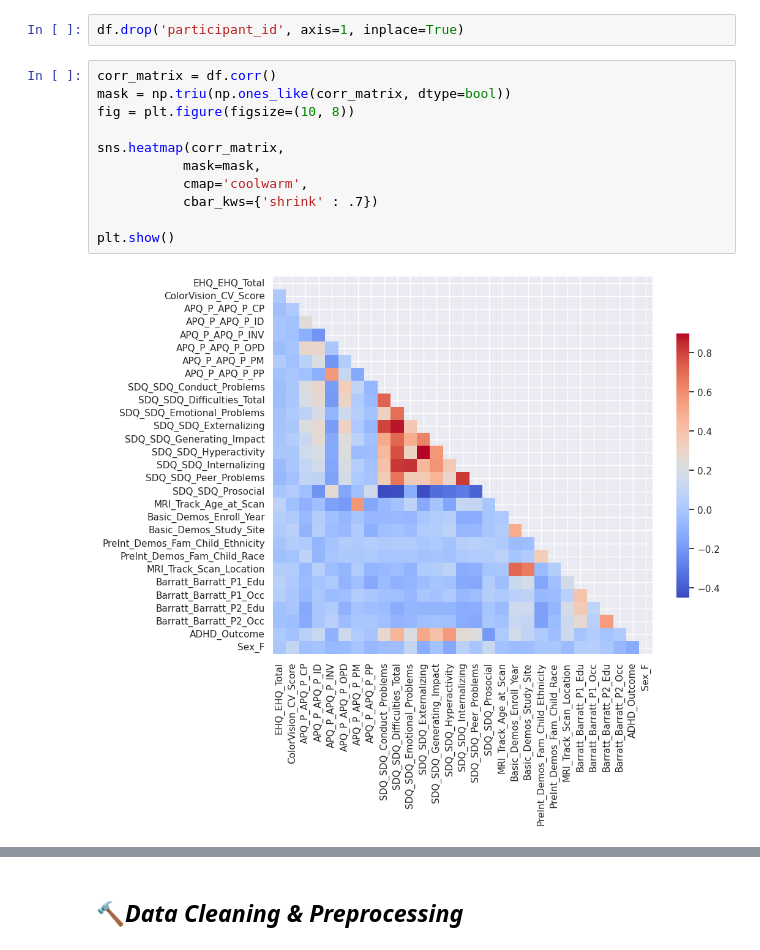
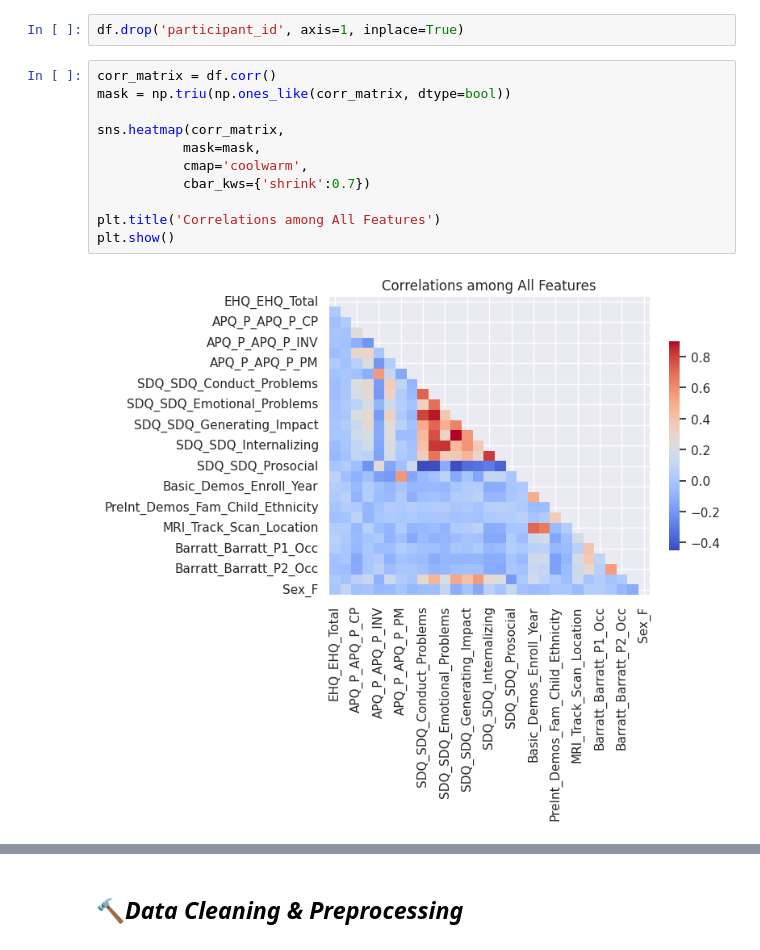
Before and after one commit to yigaai/Psycho_Neuro_ML_Project, a Jupyter notebook: understand-adhd.ipynb, the cells around one changed output, grey strips where cells are left out. Cells and saved outputs as stored; diff of their text form.

```diff
--- a/understand-adhd.ipynb
+++ b/understand-adhd.ipynb
@@ -200,16 +200,16 @@ df.drop('participant_id', axis=1, inplace=True)
 # %%
 corr_matrix = df.corr()
 mask = np.triu(np.ones_like(corr_matrix, dtype=bool))
-fig = plt.figure(figsize=(10, 8))
 
 sns.heatmap(corr_matrix,
            mask=mask,
            cmap='coolwarm',
-           cbar_kws={'shrink' : .7})
+           cbar_kws={'shrink':0.7})
 
+plt.title('Correlations among All Features')
 plt.show()
 # %% [output]
-[figure, old version]
+[figure, new version]
 # %%
 target_cols = ['ADHD_Outcome', 'Sex_F']
 
```
Also changed, not shown: parts of 5 cells of this notebook.
